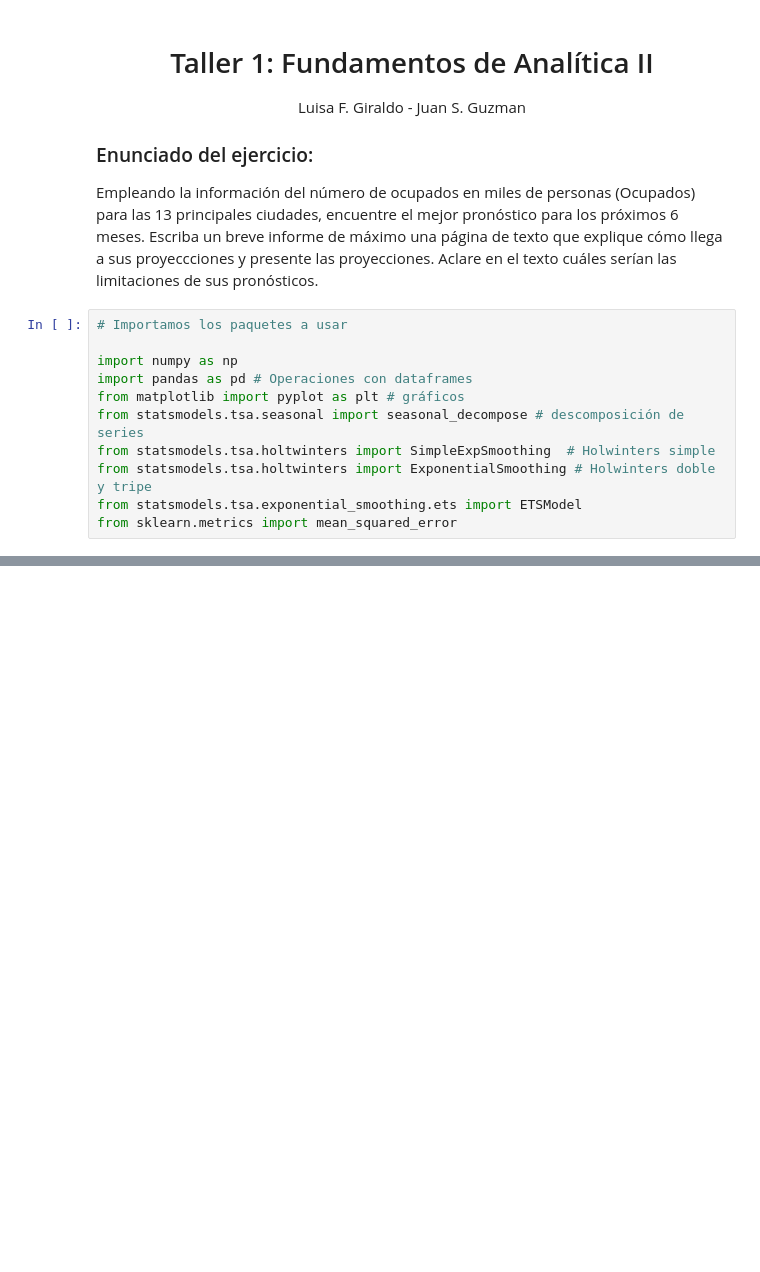
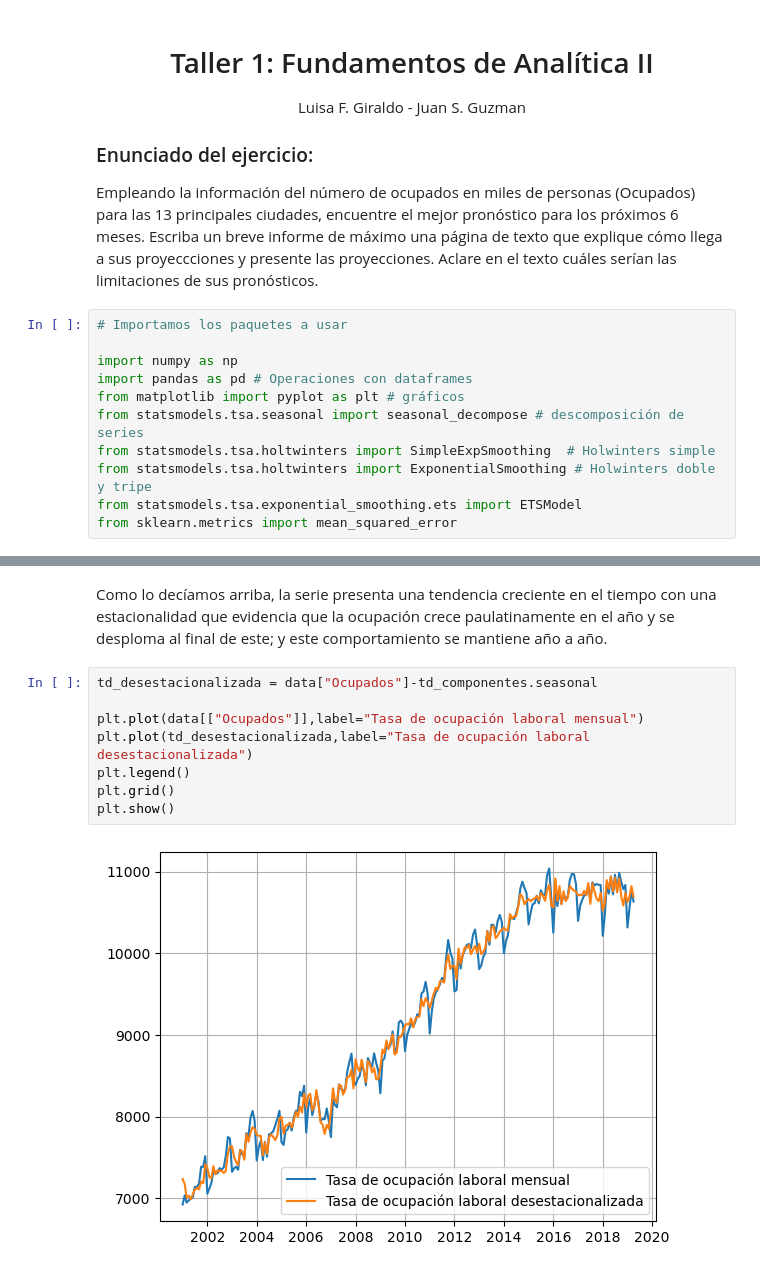
Before and after one commit to guzmanjs/MCD, a Jupyter notebook: Semestre 2/Fundamentos Analitica II/Ejercicios en clase/taller1_fundamentos_de_analitica2.ipynb, the cells around one changed output, grey strips where cells are left out. Cells and saved outputs as stored; diff of their text form; blank space fills up the shorter version.

```diff
--- a/Semestre 2/Fundamentos Analitica II/Ejercicios en clase/taller1_fundamentos_de_analitica2.ipynb
+++ b/Semestre 2/Fundamentos Analitica II/Ejercicios en clase/taller1_fundamentos_de_analitica2.ipynb
@@ -26,0 +65,12 @@ data.head()
+# %% [markdown]
+Como lo decíamos arriba, la serie presenta una tendencia creciente en el tiempo con una estacionalidad que evidencia que la ocupación crece paulatinamente en el año y se desploma al final de este; y este comportamiento se mantiene año a año.
+# %%
+td_desestacionalizada = data["Ocupados"]-td_componentes.seasonal
+
+plt.plot(data[["Ocupados"]],label="Tasa de ocupación laboral mensual")
+plt.plot(td_desestacionalizada,label="Tasa de ocupación laboral desestacionalizada")
+plt.legend()
+plt.grid()
+plt.show()
+# %% [output]
+[figure, added]
```
Also changed, not shown: parts of 7 cells of this notebook.
